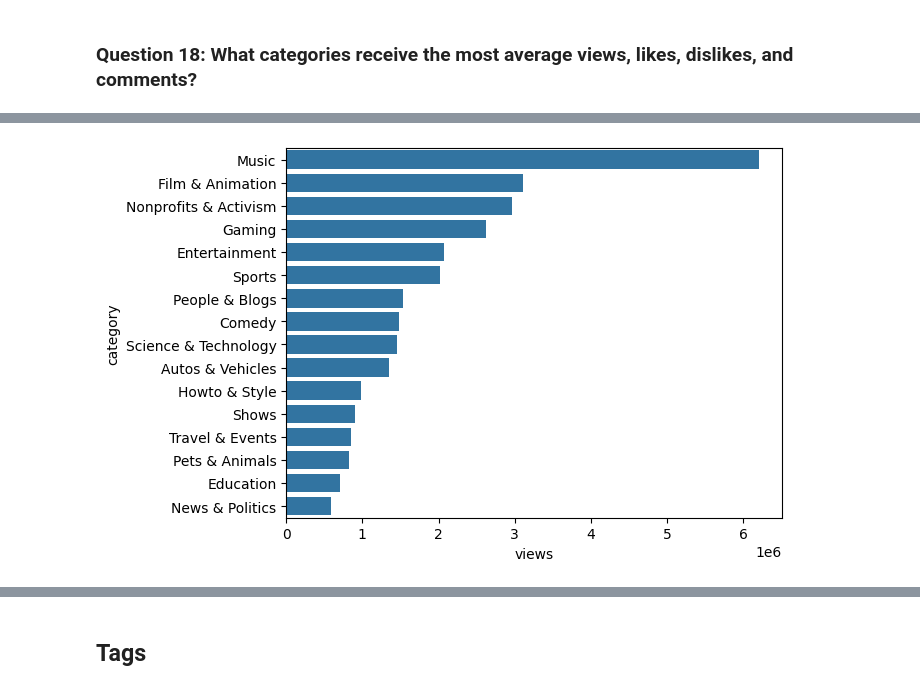
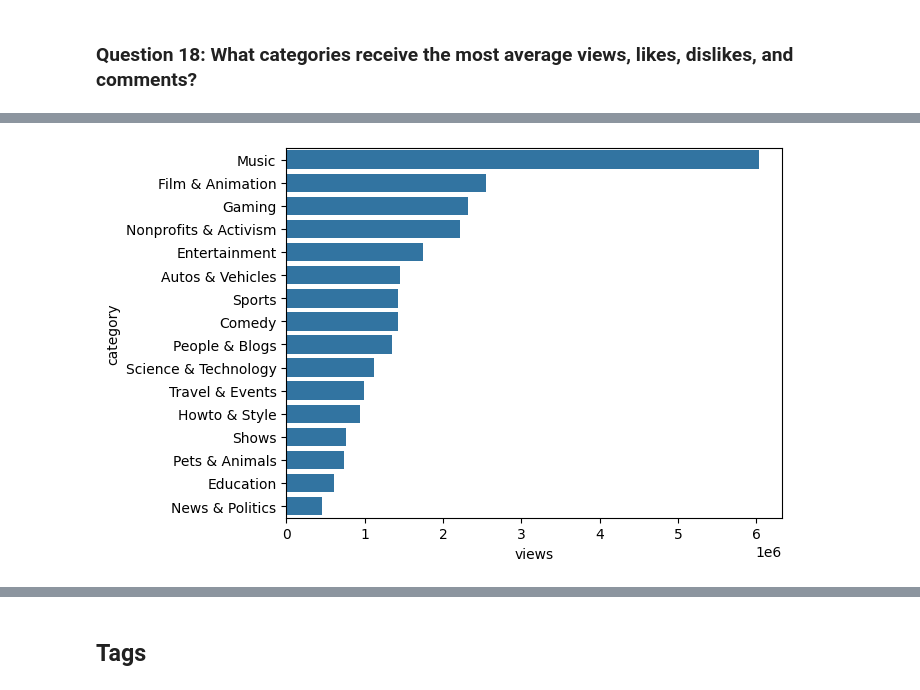
Before and after one commit to 0Nguyen0Cong0Tuan0/DS_Programming, a Jupyter notebook: src.ipynb, the cells around one changed output, grey strips where cells are left out. Cells and saved outputs as stored; diff of their text form; code cells hidden in the pictures.

```diff
--- a/src.ipynb
+++ b/src.ipynb
@@ -93,0 +99,3 @@ np.int64(0)
+# %%
+us_videos.drop_duplicates(subset=['video_id', 'trending_date'], inplace=True, ignore_index=True)
+us_videos[['video_id', 'trending_date']].duplicated().sum()
@@ -322,5 +614,5 @@ plt.show()
 # %%
-sns.barplot(data=us_videos.groupby(by='category')['views'].mean().sort_values(ascending=False), orient='h')
+sns.barplot(data=us_videos.groupby(by='video_id', as_index=False)['trending_date'].max().merge(right=us_videos, on=['video_id', 'trending_date']).groupby(by='category')['views'].mean().sort_values(ascending=False), orient='h')
 plt.show()
 # %% [output]
-[figure, old version]
+[figure, new version]
```
Also changed, not shown: parts of 69 cells of this notebook, 1 other file.
